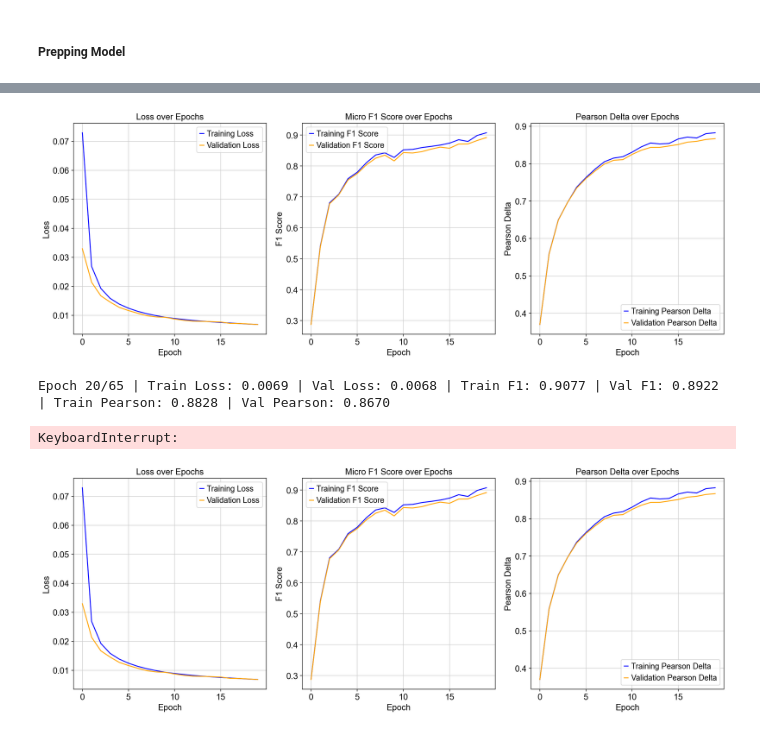
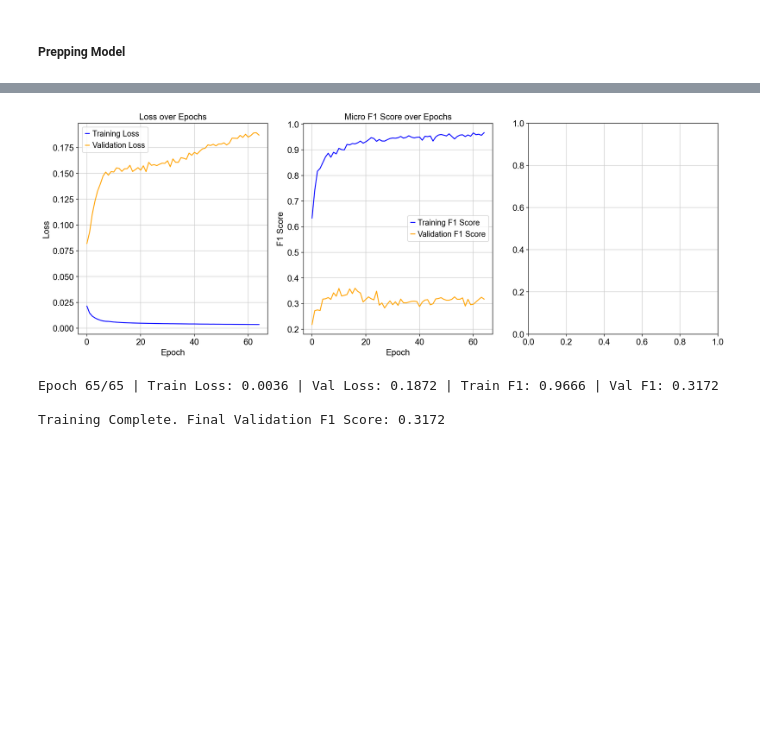
Before and after one commit to Featherless-bipod/mambaPerturb, a Jupyter notebook: CrossAttention.ipynb, the cells around one changed output, grey strips where cells are left out. Drawn from its saved outputs; the diff is of its cells as text; code cells hidden in the pictures; blank space fills up the shorter version.

```diff
--- a/CrossAttention.ipynb
+++ b/CrossAttention.ipynb
@@ -78,6 +84,12 @@ chromosome_lengths = {
 
 chr_names = [str(i) for i in range(1, 23)] + ['X', 'Y']
 chromosome_map = {name: i for i, name in enumerate(chr_names)}
+# %%
+control_mask = adata.obs['perturbation_name'] == "control"
+double_mask = adata.obs['perturbation_name'].str.contains("+",regex=False)
+single_mask = ~(control_mask | double_mask)
+controls = adata[control_mask]
+control_mean = np.array(controls.X.mean(axis=0)).ravel()
 # %%
 gene_to_pos_encoding = {}
 zero_encoding = np.zeros(24)
@@ -209,5 +255,5 @@ for epoch in range(num_epochs):
 # %%
-def plot(fig, ax1, ax2, ax3, train_losses, val_losses, train_f1_scores, val_f1_scores, train_pearson_scores, val_pearson_scores):
+def plot(fig, ax1, ax2, ax3, train_losses, val_losses, train_f1_scores, val_f1_scores, acc1= None, acc5=None):
     # --- 2. Live Plotting Logic ---
     # Clear the previous plot from each axis
     ax1.clear()
@@ -232,13 +278,14 @@ def plot(fig, ax1, ax2, ax3, train_losses, val_losses, train_f1_scores, val_f1_s
     ax2.legend()
     ax2.grid(True)
 
-    ax3.plot(train_pearson_scores, label='Training Pearson Delta', color='blue')
-    ax3.plot(val_pearson_scores, label='Validation Pearson Delta', color='orange')
-    ax3.set_title('Pearson Delta over Epochs')
+    '''    ax3.plot(acc1, label='acc1 score', color='blue')
+    ax3.plot(acc5, label='acc5 score', color='orange')
+    ax3.set_title('Topk Score over Epochs')
     ax3.set_xlabel('Epoch')
-    ax3.set_ylabel('Pearson Delta')
+    ax3.set_ylabel('Percentage')
     ax3.legend()
     ax3.grid(True)
+    '''
 
     fig.tight_layout()
 
@@ -291,7 +328,7 @@ from IPython.display import display, clear_output
 # Create lists to store the history of metrics
 train_losses,val_losses = [],[]
 train_f1_scores,val_f1_scores = [], []
-train_pearson_scores,val_pearson_scores = [],[]
+all_acc1_scores, all_acc5_scores = [],[]
 
 # Create a figure and axes for the plots
 fig, (ax1, ax2, ax3) = plt.subplots(1, 3, figsize=(16, 6))
@@ -306,7 +343,6 @@ for epoch in range(num_epochs):
     # Use tqdm for a progress bar on the training data
     for (expression, position), labels in tqdm(train_loader, desc=f"Epoch {epoch+1}/{num_epochs} [Train]", leave=False):
         optimizer.zero_grad()
-
         # The model's forward pass now takes two inputs
         outputs = model(expression, position)
 
@@ -322,8 +358,7 @@ for epoch in range(num_epochs):
     model.eval()
     all_val_preds, all_val_labels = [], []
     all_train_preds, all_train_labels = [], []
-    all_val_outputs_raw  = []
-    all_train_outputs_raw = []
+    all_acc1, all_acc5 = [],[]
     total_val_loss = 0
 
     with torch.no_grad():
@@ -333,53 +368,57 @@ for epoch in range(num_epochs):
             loss = criterion(outputs, labels)
             total_val_loss += loss.item()
 
-            probs = torch.sigmoid(outputs).cpu().numpy()
-            preds = (probs > 0.5).astype(float)
+            preds = (torch.sigmoid(outputs) > 0.5).float()
+            all_val_preds.append(preds.cpu().numpy())
+            all_val_labels.append(labels.cpu().numpy())
 
-            all_val_outputs_raw.append(probs)
-            all_val_preds.append(preds)
-            all_val_labels.append(labels.cpu().numpy())
+            '''if labels.dim() == 2:
+                labels = labels.argmax(dim=1)
+
+            acc1 = topk_accuracy(outputs,labels, k=1)
+            acc5 = topk_accuracy(outputs,labels, k=5)
+
+            all_acc1.append(acc1)
+            all_acc5.append(acc5)'''
 
 
         # Also get training metrics for comparison (important for diagnosing overfitting)
         for (expression, position), labels in train_loader:
             outputs = model(expression, position)
 
-            probs = torch.sigmoid(outputs).cpu().numpy()
-            preds = (probs > 0.5).astype(float)
-
-            all_train_outputs_raw.append(probs)
-            all_train_preds.append(preds)
+            '''if labels.dim() == 2:
+                labels = labels.argmax(dim=1)
+            '''
+            preds = (torch.sigmoid(outputs) > 0.5).float()
+            all_train_preds.append(preds.cpu().numpy())
             all_train_labels.append(labels.cpu().numpy())
 
 
 
     avg_val_loss = total_val_loss / len(test_loader)
     val_losses.append(avg_val_loss)
 
+
     train_f1 = f1_score(np.vstack(all_train_labels), np.vstack(all_train_preds), average='micro')
     val_f1 = f1_score(np.vstack(all_val_labels), np.vstack(all_val_preds), average='micro')
+
     train_f1_scores.append(train_f1)
     val_f1_scores.append(val_f1)
+    '''all_acc1_scores.append(acc1)
+    all_acc5_scores.append(acc5)'''
 
-    train_pearson = calculate_avg_pearson_delta(np.vstack(all_train_outputs_raw),np.vstack(all_train_labels))
-    val_pearson = calculate_avg_pearson_delta(np.vstack(all_val_outputs_raw), np.vstack(all_val_labels))
-    train_pearson_scores.append(train_pearson)
-    val_pearson_scores.append(val_pearson)
-
-    plot(fig, ax1, ax2, ax3, train_losses, val_losses, train_f1_scores, val_f1_scores, train_pearson_scores,val_pearson_scores)
+    plot(fig, ax1, ax2, ax3, train_losses, val_losses, train_f1_scores, val_f1_scores)
 
     # Print a summary for the current epoch
     print(f"Epoch {epoch+1}/{num_epochs} | "
       f"Train Loss: {avg_train_loss:.4f} | Val Loss: {avg_val_loss:.4f} | "
-      f"Train F1: {train_f1:.4f} | Val F1: {val_f1:.4f} | "
-      f"Train Pearson: {train_pearson:.4f} | Val Pearson: {val_pearson:.4f}")
+      f"Train F1: {train_f1:.4f} | Val F1: {val_f1:.4f} ")
 
 # --- 3. Cleanup after the loop is done ---
 plt.close(fig)
 print(f"\nTraining Complete. Final Validation F1 Score: {val_f1_scores[-1]:.4f}")
 # %% [output]
-[figure, old version]
+[figure, new version]
-Epoch 20/65 | Train Loss: 0.0069 | Val Loss: 0.0068 | Train F1: 0.9077 | Val F1: 0.8922 | Train Pearson: 0.8828 | Val Pearson: 0.8670
+Epoch 65/65 | Train Loss: 0.0036 | Val Loss: 0.1872 | Train F1: 0.9666 | Val F1: 0.3172
+
+Training Complete. Final Validation F1 Score: 0.3172
-KeyboardInterrupt:
-[figure, removed]
```
Also changed, not shown: parts of 6 cells of this notebook.
